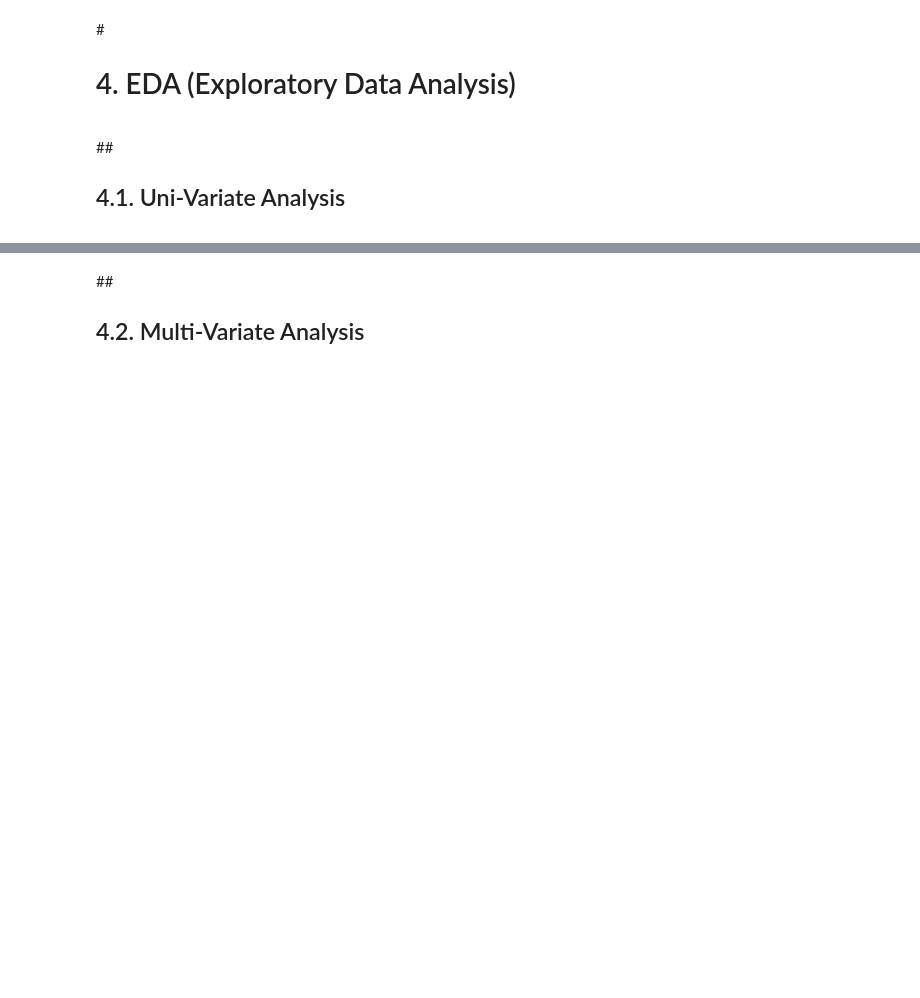
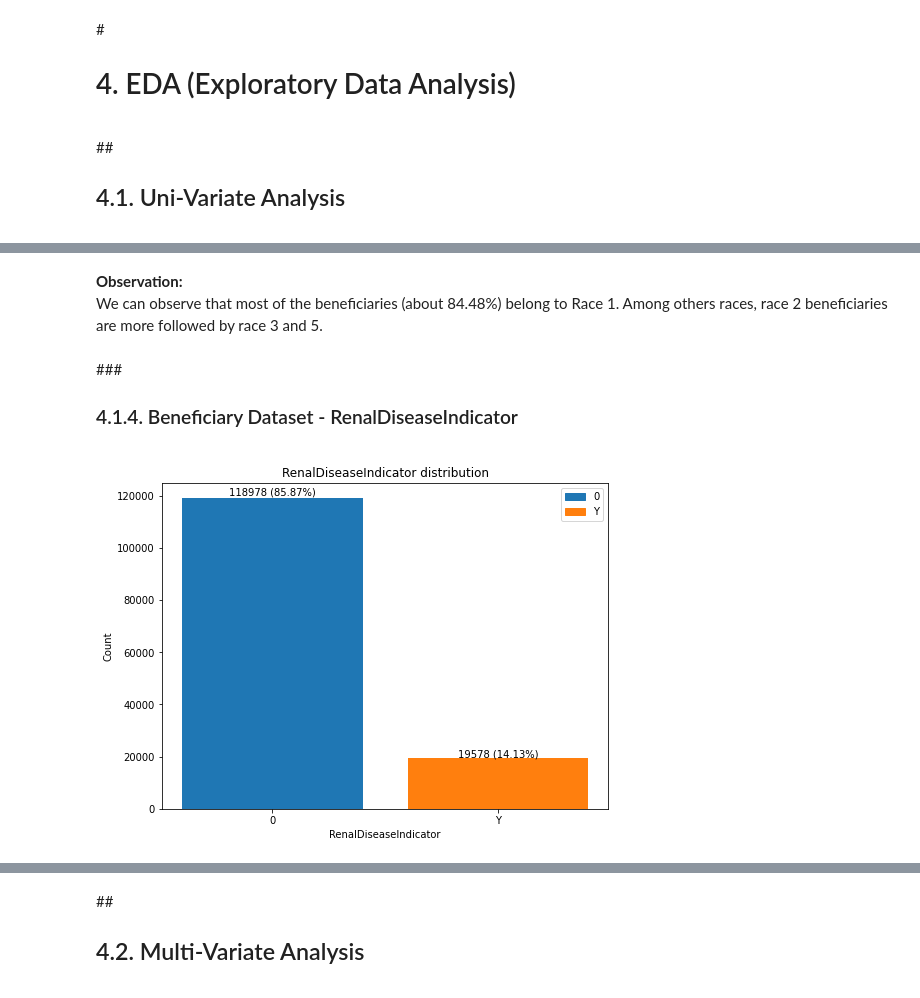
Before and after one commit to NaveenVuppula/Healthcare-Provider-Fraud-Detection-Analysis, a Jupyter notebook: Healthcare_Provider_Fraud_Detection_Analysis.ipynb, the cells around one changed output, grey strips where cells are left out. Saved outputs shown, nothing was run; the diff lists cells and outputs as text; code cells hidden in the pictures; blank space fills up the shorter version.

```diff
--- a/Healthcare_Provider_Fraud_Detection_Analysis.ipynb
+++ b/Healthcare_Provider_Fraud_Detection_Analysis.ipynb
@@ -185,0 +277,11 @@ Index(['BeneID', 'ClaimID', 'ClaimStartDt', 'ClaimEndDt', 'Provider',
+# %% [markdown]
+**Observation:** <br>
+We can observe that most of the beneficiaries (about 84.48%) belong to Race 1. Among others races, race 2 beneficiaries are more followed by race 3 and 5.
+# %% [markdown]
+###<h3> 4.1.4. Beneficiary Dataset - RenalDiseaseIndicator
+# %%
+#Display RenalDiseaseIndicator distribution
+data = count_values(df_train_beneficiaries, 'RenalDiseaseIndicator')
+show_barplot(data, "RenalDiseaseIndicator", "RenalDiseaseIndicator distribution", showlegend=True)
+# %% [output]
+[figure, added]
```
Also changed, not shown: parts of 29 cells of this notebook.
